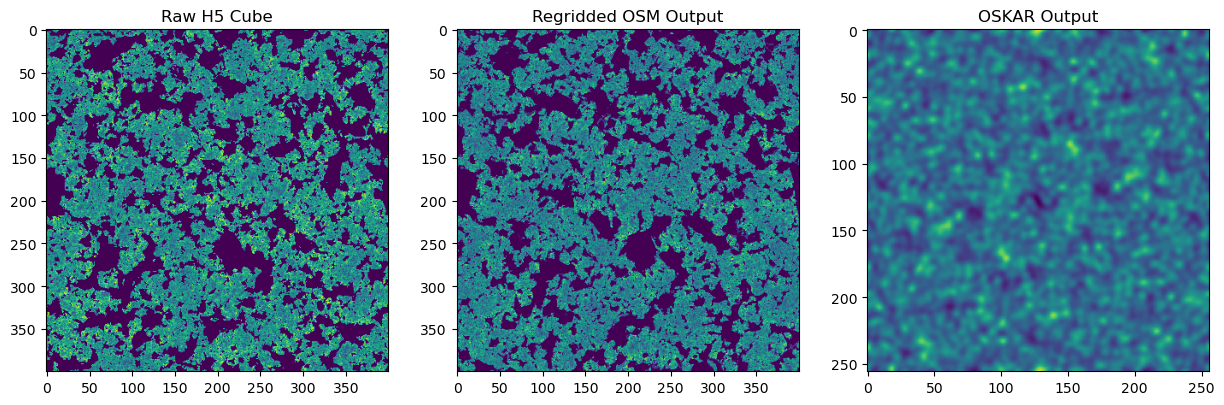
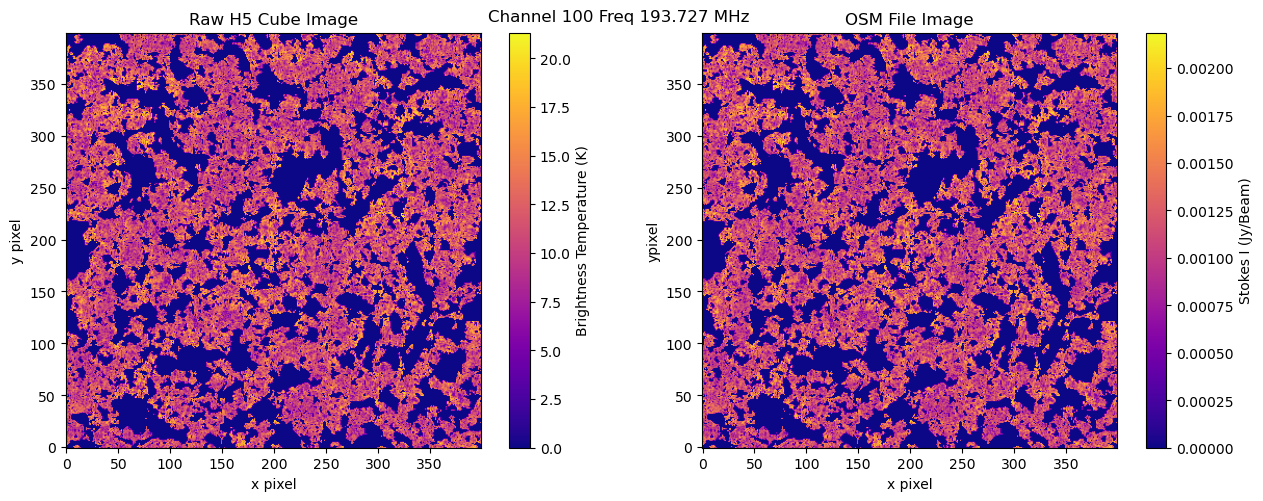
Unified diff of the notebook cell whose output changed from the first chart to the second:
--- before
+++ after
@@ -1,16 +1,32 @@
-norm = lambda x: x/np.max(x)
+fig, ax = plt.subplots(nrows=1, ncols=2, figsize=(13,5))
+fig.tight_layout(pad=2)
 
-#plt.plot(norm(channel_h5[50])-norm(channel_osm[50]))
-#plt.plot()
-#plt.plot(norm(channel_fits[50]))
-#plt.show()
+h5_img = ax[0].imshow(channel_h5, cmap="plasma")
+ax[0].set_title("Raw H5 Cube Image")
+ax[0].set_xlabel(r"x pixel")
+ax[0].set_ylabel(r"y pixel")
+ax[0].set(aspect='equal')
+ax[0].invert_yaxis()
 
-fig, ax = plt.subplots(nrows=1, ncols=3)
-fig.set_size_inches(15, 5)
-ax[0].imshow(channel_h5)
-ax[0].set_title("Raw H5 Cube")
-ax[1].imshow(channel_osm)
-ax[1].set_title("Regridded OSM Output")
-ax[2].imshow(channel_fits)
-ax[2].set_title("OSKAR Output")
+#osm_scat = ax[1].tripcolor(normDec, normRA, channel_osm["Stokes I"].values.astype(float), shading="gouraud", cmap="plasma")
+#ax[1].set_title("OSM File RA/Dec Distribution")
+#ax[1].set_xlabel(r"$\delta-\delta_0$")
+#ax[1].set_ylabel(r"$\alpha-\alpha_0$")
+#ax[1].set(aspect='equal')
+#ax[1].margins(x=0, y=0)
+
+osm_img = ax[1].imshow(osm_image, cmap="plasma")
+ax[1].set_title("OSM File Image")
+ax[1].set_xlabel(r"x pixel")
+ax[1].set_ylabel(r"ypixel")
+ax[1].set(aspect='equal')
+ax[1].invert_yaxis()
+
+fig.colorbar(h5_img, ax=ax[0], label="Brightness Temperature (K)")
+fig.colorbar(osm_img, ax=ax[1], label="Stokes I (Jy/Beam)")
+#fig.colorbar(osm_img, ax=ax[2], label="Stokes I (Jy/Beam)",fraction=0.046, pad=0.04)
+
+fig.suptitle("Channel "+str(channel)+" Freq "+str(channel_osm["Freq0"][0]/1e6)+" MHz", horizontalalignment="center")
+#ax[2].imshow(channel_fits)
+#ax[2].set_title("OSKAR Output")
 plt.show()

Commit: recreating osms python